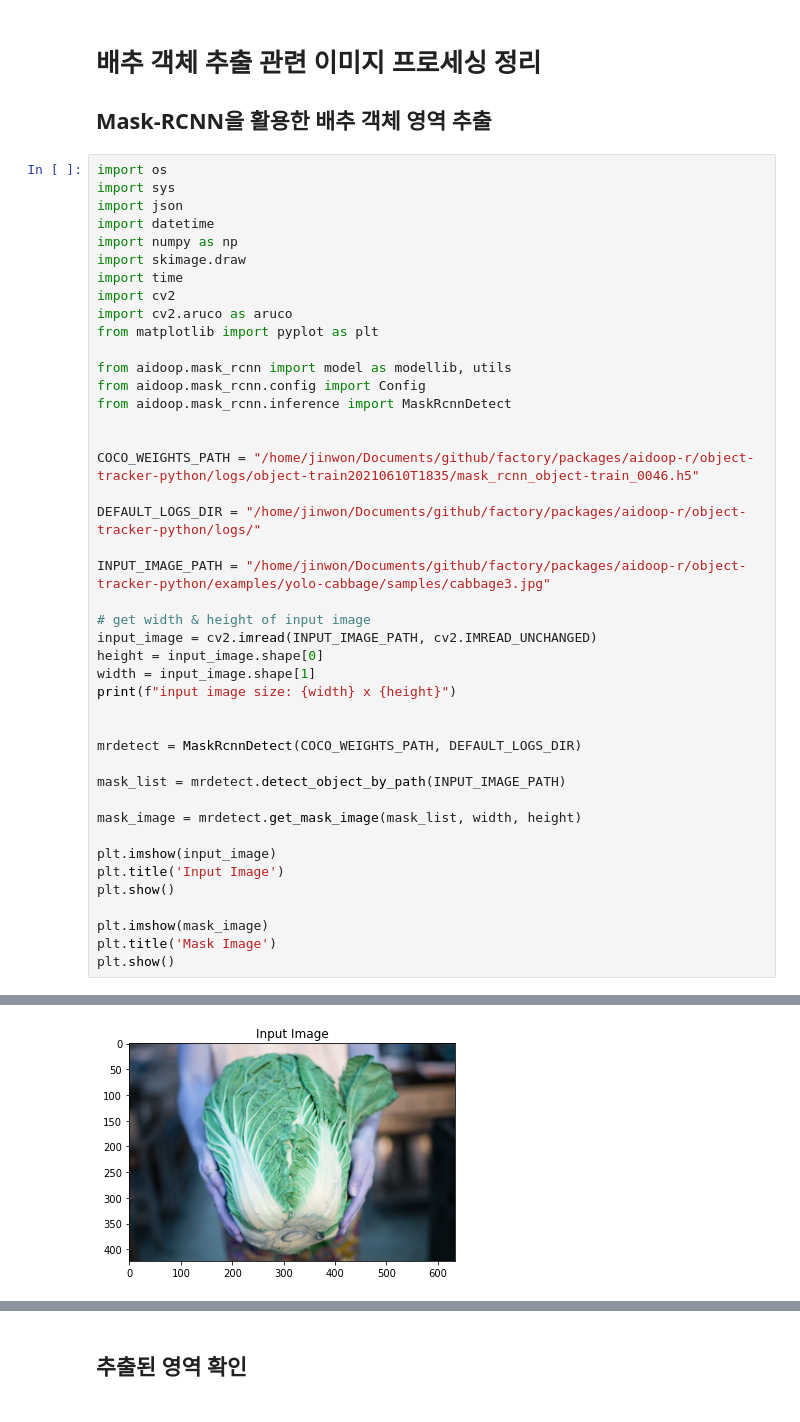
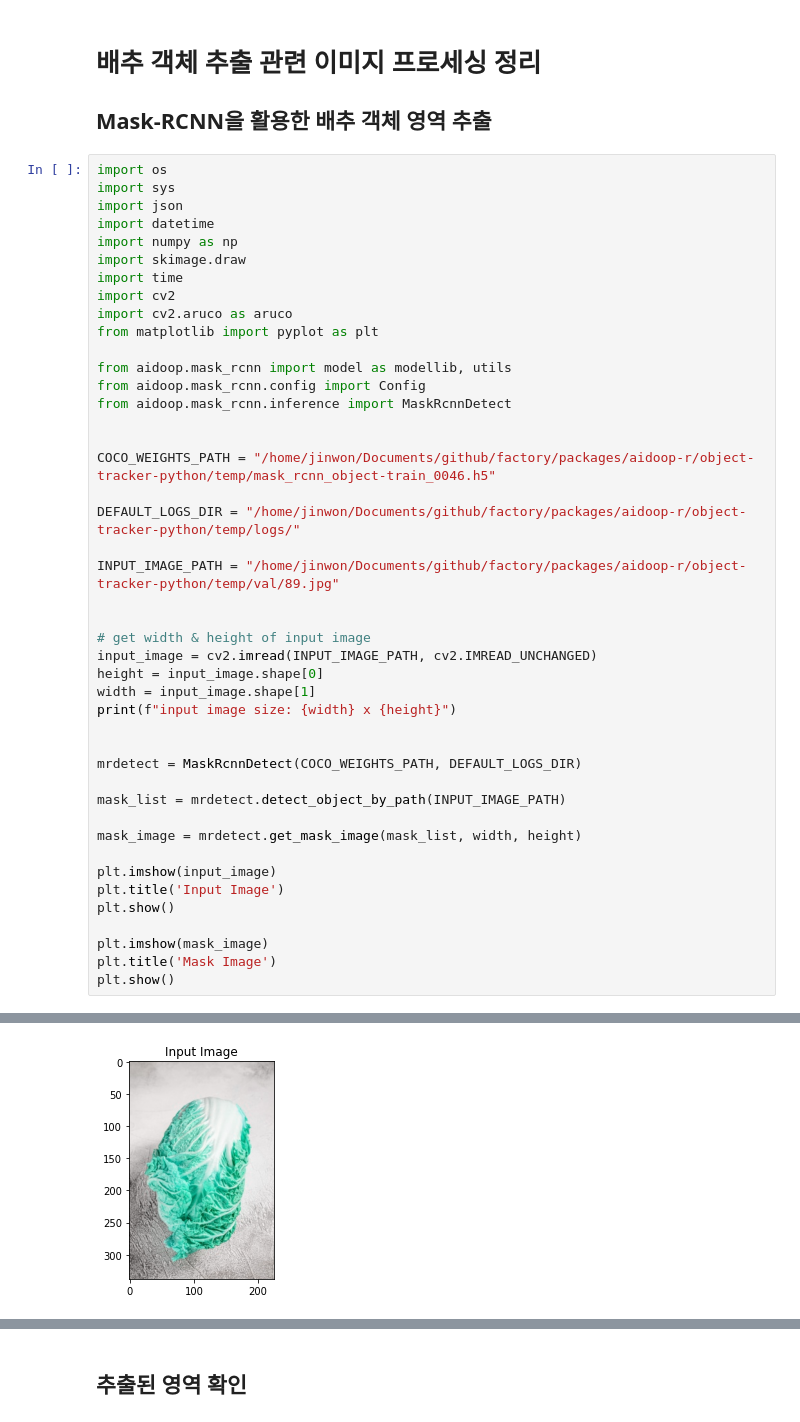
Before and after one commit to aidoop/object-tracker-python, a Jupyter notebook: object_tracker/cabbage_image_process_mrcnn.ipynb, the cells around one changed output, grey strips where cells are left out. Drawn from its saved outputs; the diff is of its cells as text.

Commit message:
update jupyter notebook for cabbage object(need to separate repository for applications)

```diff
--- a/object_tracker/cabbage_image_process_mrcnn.ipynb
+++ b/object_tracker/cabbage_image_process_mrcnn.ipynb
@@ -19,11 +19,12 @@ from aidoop.mask_rcnn.config import Config
 from aidoop.mask_rcnn.inference import MaskRcnnDetect
 
 
-COCO_WEIGHTS_PATH = "/home/jinwon/Documents/github/factory/packages/aidoop-r/object-tracker-python/logs/object-train20210610T1835/mask_rcnn_object-train_0046.h5"
+COCO_WEIGHTS_PATH = "/home/jinwon/Documents/github/factory/packages/aidoop-r/object-tracker-python/temp/mask_rcnn_object-train_0046.h5"
 
-DEFAULT_LOGS_DIR = "/home/jinwon/Documents/github/factory/packages/aidoop-r/object-tracker-python/logs/"
+DEFAULT_LOGS_DIR = "/home/jinwon/Documents/github/factory/packages/aidoop-r/object-tracker-python/temp/logs/"
 
-INPUT_IMAGE_PATH = "/home/jinwon/Documents/github/factory/packages/aidoop-r/object-tracker-python/examples/yolo-cabbage/samples/cabbage3.jpg"
+INPUT_IMAGE_PATH = "/home/jinwon/Documents/github/factory/packages/aidoop-r/object-tracker-python/temp/val/89.jpg"
+
 
 # get width & height of input image
 input_image = cv2.imread(INPUT_IMAGE_PATH, cv2.IMREAD_UNCHANGED)
@@ -66 +67 @@ Re-starting from epoch 46
-[figure, old version]
+[figure, new version]
```
Also changed, not shown: parts of 13 cells of this notebook, 3 other files.
